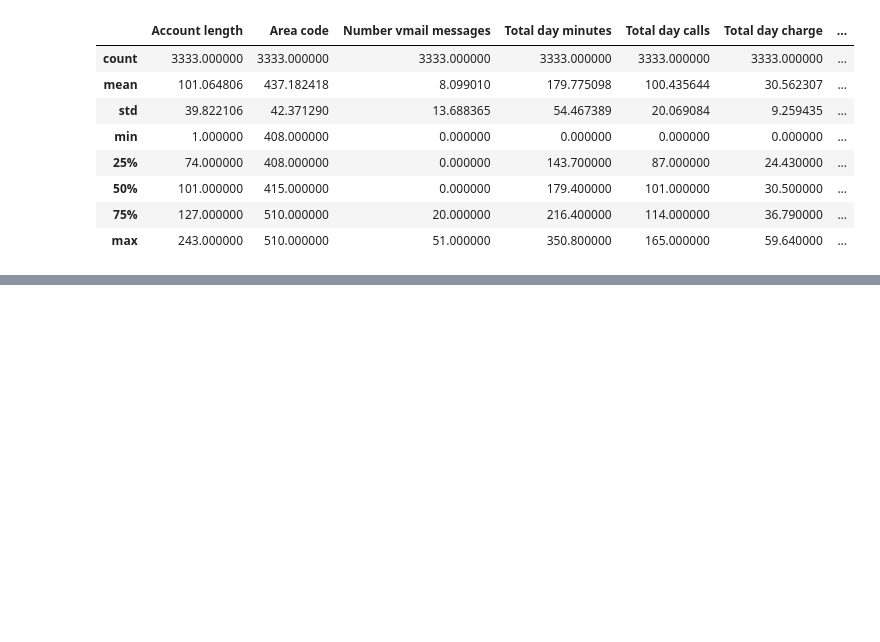
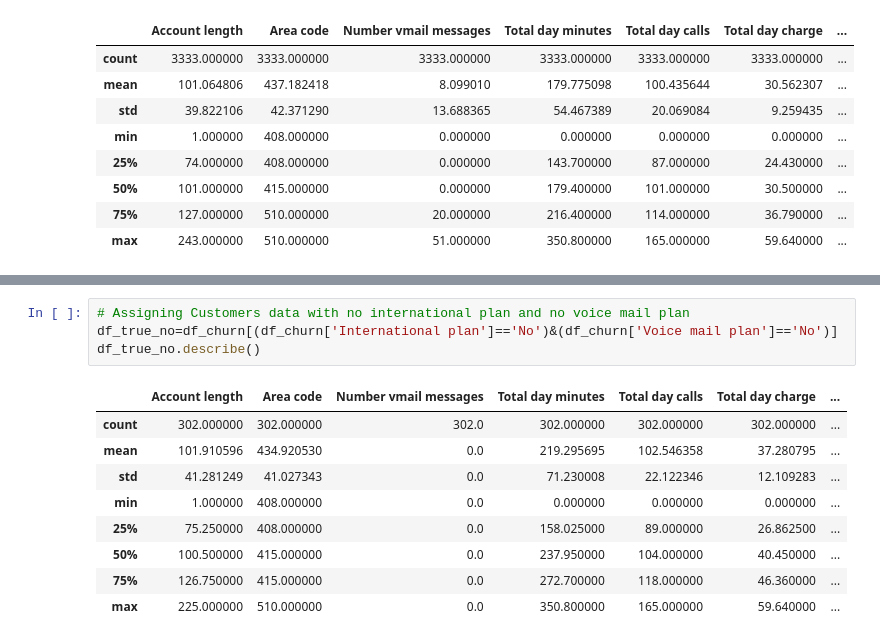
Before and after one commit to shailesh3335/Telecom-Churn-Analysis, a Jupyter notebook: EDA_Telecom_Churn_Analysis.ipynb, the cells around one changed output, grey strips where cells are left out. Saved outputs shown, nothing was run; the diff lists cells and outputs as text; blank space fills up the shorter version.

```diff
--- a/EDA_Telecom_Churn_Analysis.ipynb
+++ b/EDA_Telecom_Churn_Analysis.ipynb
@@ -97,0 +357,14 @@ Name: Churn, dtype: int64
+# %%
+# Assigning Customers data with no international plan and no voice mail plan
+df_true_no=df_churn[(df_churn['International plan']=='No')&(df_churn['Voice mail plan']=='No')]
+df_true_no.describe()
+# %% [output]
+|  | Account length | Area code | Number vmail messages | Total day minutes | Total day calls | Total day charge | ... |
+| count | 302.000000 | 302.000000 | 302.0 | 302.000000 | 302.000000 | 302.000000 | ... |
+| mean | 101.910596 | 434.920530 | 0.0 | 219.295695 | 102.546358 | 37.280795 | ... |
+| std | 41.281249 | 41.027343 | 0.0 | 71.230008 | 22.122346 | 12.109283 | ... |
+| min | 1.000000 | 408.000000 | 0.0 | 0.000000 | 0.000000 | 0.000000 | ... |
+| 25% | 75.250000 | 408.000000 | 0.0 | 158.025000 | 89.000000 | 26.862500 | ... |
+| 50% | 100.500000 | 415.000000 | 0.0 | 237.950000 | 104.000000 | 40.450000 | ... |
+| 75% | 126.750000 | 415.000000 | 0.0 | 272.700000 | 118.000000 | 46.360000 | ... |
+| max | 225.000000 | 510.000000 | 0.0 | 350.800000 | 165.000000 | 59.640000 | ... |
```
Also changed, not shown: parts of 41 cells of this notebook.
